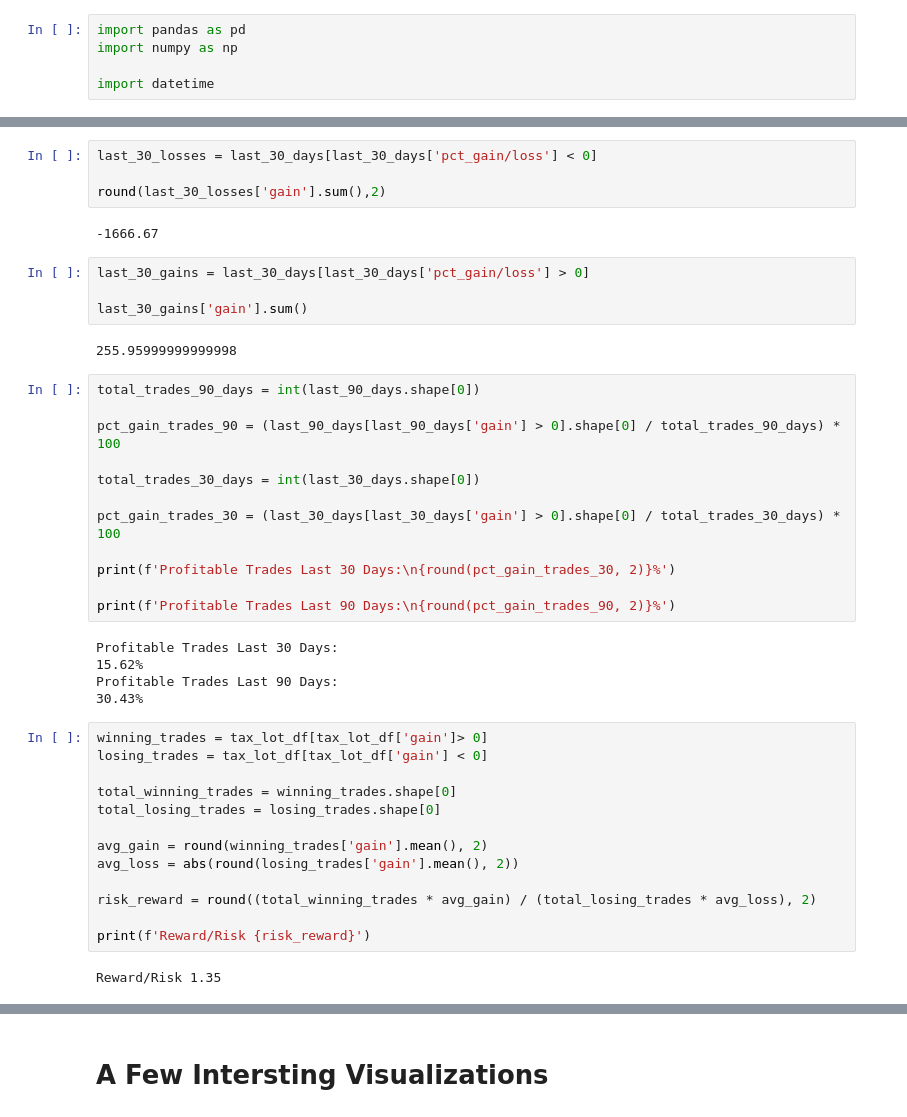
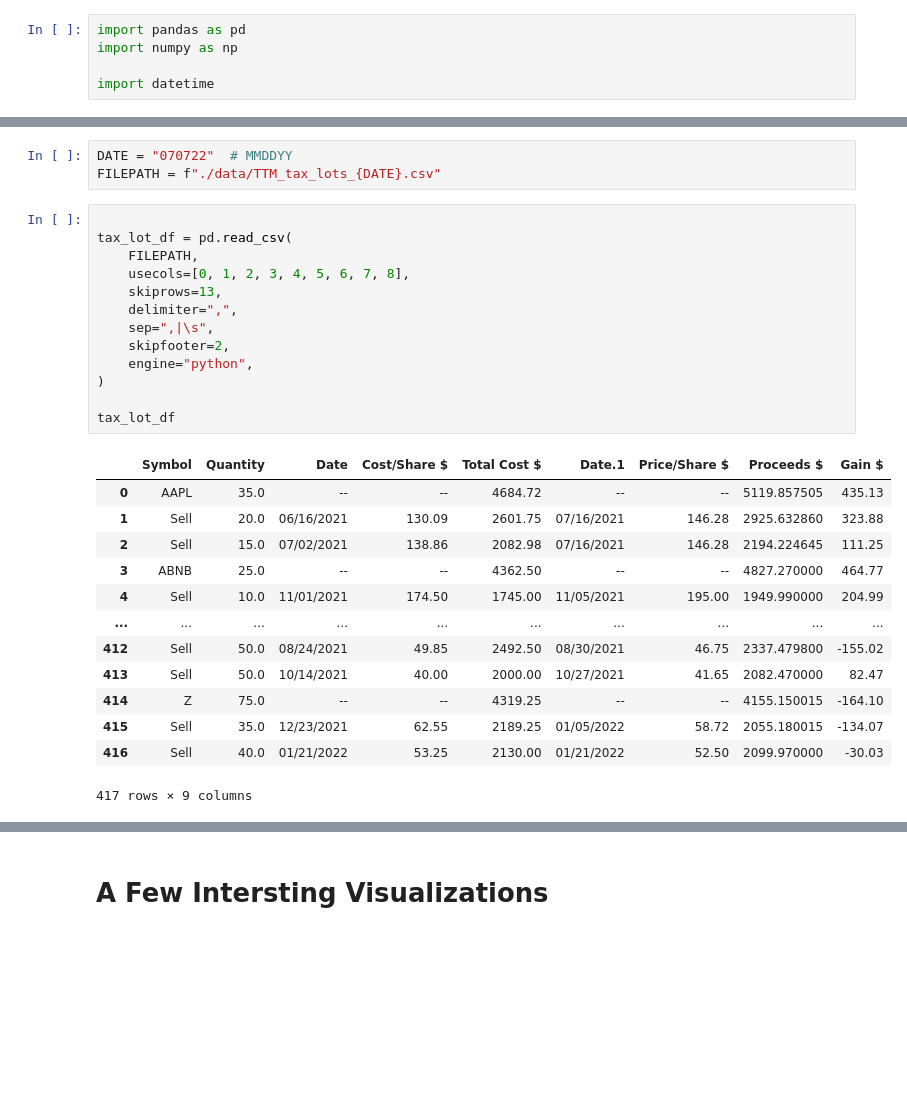
Before and after one commit to dancassin/etrade_analysis_dashboard, a Jupyter notebook: zz_etrade_tax_lot_stats.ipynb, the cells around one changed output, grey strips where cells are left out. Saved outputs shown, nothing was run; the diff lists cells and outputs as text; blank space fills up the shorter version.

```diff
--- a/zz_etrade_tax_lot_stats.ipynb
+++ b/zz_etrade_tax_lot_stats.ipynb
@@ -136,44 +8,30 @@ last_30_days['pct_gain/loss'].hist()
-# %%
-last_30_losses = last_30_days[last_30_days['pct_gain/loss'] < 0]
-
-round(last_30_losses['gain'].sum(),2)
-# %% [output]
--1666.67
-# %%
-last_30_gains = last_30_days[last_30_days['pct_gain/loss'] > 0]
-
-last_30_gains['gain'].sum()
-# %% [output]
-255.95999999999998
-# %%
-total_trades_90_days = int(last_90_days.shape[0])
-
-pct_gain_trades_90 = (last_90_days[last_90_days['gain'] > 0].shape[0] / total_trades_90_days) * 100
-
-total_trades_30_days = int(last_30_days.shape[0])
-
-pct_gain_trades_30 = (last_30_days[last_30_days['gain'] > 0].shape[0] / total_trades_30_days) * 100
-
-print(f'Profitable Trades Last 30 Days:\n{round(pct_gain_trades_30, 2)}%')
-
-print(f'Profitable Trades Last 90 Days:\n{round(pct_gain_trades_90, 2)}%')
-# %% [output]
-Profitable Trades Last 30 Days:
-15.62%
-Profitable Trades Last 90 Days:
-30.43%
-# %%
-winning_trades = tax_lot_df[tax_lot_df['gain']> 0]
-losing_trades = tax_lot_df[tax_lot_df['gain'] < 0]
-
-total_winning_trades = winning_trades.shape[0]
-total_losing_trades = losing_trades.shape[0]
-
-avg_gain = round(winning_trades['gain'].mean(), 2)
-avg_loss = abs(round(losing_trades['gain'].mean(), 2))
-
-risk_reward = round((total_winning_trades * avg_gain) / (total_losing_trades * avg_loss), 2)
-
-print(f'Reward/Risk {risk_reward}')
-# %% [output]
-Reward/Risk 1.35
+# %%
+DATE = "070722"  # MMDDYY
+FILEPATH = f"./data/TTM_tax_lots_{DATE}.csv"
+# %%
+
+tax_lot_df = pd.read_csv(
+    FILEPATH,
+    usecols=[0, 1, 2, 3, 4, 5, 6, 7, 8],
+    skiprows=13,
+    delimiter=",",
+    sep=",|\s",
+    skipfooter=2,
+    engine="python",
+)
+
+tax_lot_df
+# %% [output]
+|  | Symbol | Quantity | Date | Cost/Share $ | Total Cost $ | Date.1 | Price/Share $ | Proceeds $ | Gain $ |
+| 0 | AAPL | 35.0 | -- | -- | 4684.72 | -- | -- | 5119.857505 | 435.13 |
+| 1 | Sell | 20.0 | 06/16/2021 | 130.09 | 2601.75 | 07/16/2021 | 146.28 | 2925.632860 | 323.88 |
+| 2 | Sell | 15.0 | 07/02/2021 | 138.86 | 2082.98 | 07/16/2021 | 146.28 | 2194.224645 | 111.25 |
+| 3 | ABNB | 25.0 | -- | -- | 4362.50 | -- | -- | 4827.270000 | 464.77 |
+| 4 | Sell | 10.0 | 11/01/2021 | 174.50 | 1745.00 | 11/05/2021 | 195.00 | 1949.990000 | 204.99 |
+| ... | ... | ... | ... | ... | ... | ... | ... | ... | ... |
+| 412 | Sell | 50.0 | 08/24/2021 | 49.85 | 2492.50 | 08/30/2021 | 46.75 | 2337.479800 | -155.02 |
+| 413 | Sell | 50.0 | 10/14/2021 | 40.00 | 2000.00 | 10/27/2021 | 41.65 | 2082.470000 | 82.47 |
+| 414 | Z | 75.0 | -- | -- | 4319.25 | -- | -- | 4155.150015 | -164.10 |
+| 415 | Sell | 35.0 | 12/23/2021 | 62.55 | 2189.25 | 01/05/2022 | 58.72 | 2055.180015 | -134.07 |
+| 416 | Sell | 40.0 | 01/21/2022 | 53.25 | 2130.00 | 01/21/2022 | 52.50 | 2099.970000 | -30.03 |
+417 rows × 9 columns
```
Also changed, not shown: parts of 22 cells of this notebook, 1 other file.
